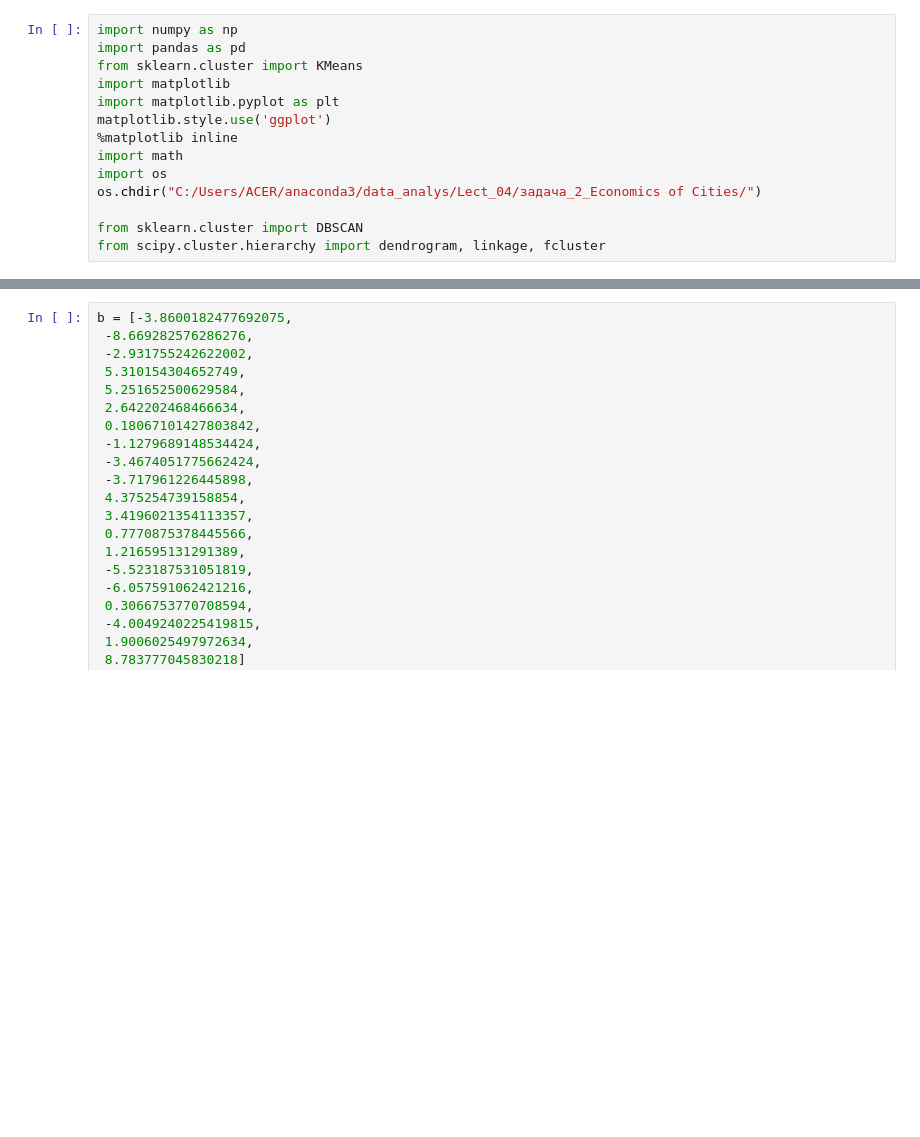
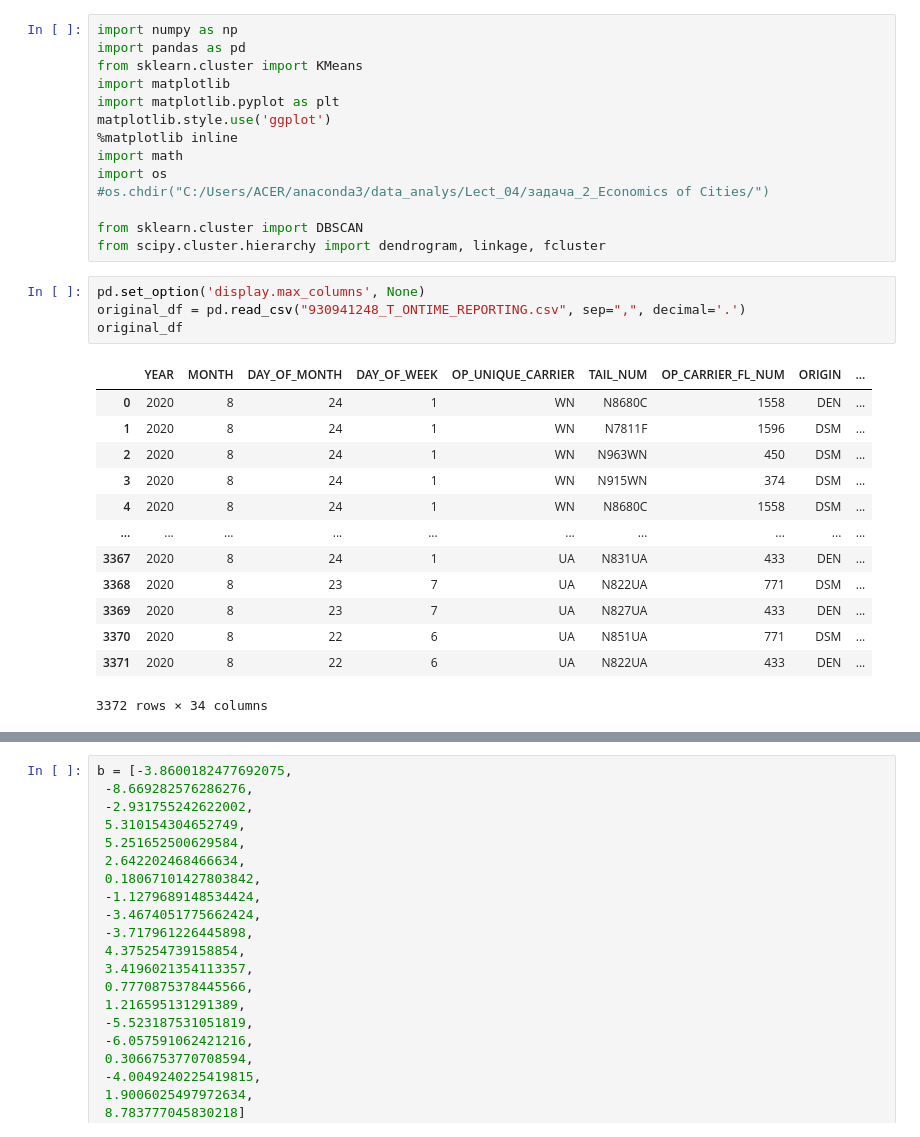
Before and after one commit to Dima12101/IS-Tasks, a Jupyter notebook: task3_dimasek.ipynb, the cells around one changed output, grey strips where cells are left out. Saved outputs shown, nothing was run; the diff lists cells and outputs as text; blank space fills up the shorter version.

```diff
--- a/task3_dimasek.ipynb
+++ b/task3_dimasek.ipynb
@@ -8,8 +8,26 @@ matplotlib.style.use('ggplot')
 %matplotlib inline
 import math
 import os
-os.chdir("C:/Users/ACER/anaconda3/data_analys/Lect_04/задача_2_Economics of Cities/")
+#os.chdir("C:/Users/ACER/anaconda3/data_analys/Lect_04/задача_2_Economics of Cities/")
 
 from sklearn.cluster import DBSCAN
 from scipy.cluster.hierarchy import dendrogram, linkage, fcluster
+# %%
+pd.set_option('display.max_columns', None)
+original_df = pd.read_csv("930941248_T_ONTIME_REPORTING.csv", sep=",", decimal='.')
+original_df
+# %% [output]
+|  | YEAR | MONTH | DAY_OF_MONTH | DAY_OF_WEEK | OP_UNIQUE_CARRIER | TAIL_NUM | OP_CARRIER_FL_NUM | ORIGIN | ... |
+| 0 | 2020 | 8 | 24 | 1 | WN | N8680C | 1558 | DEN | ... |
+| 1 | 2020 | 8 | 24 | 1 | WN | N7811F | 1596 | DSM | ... |
+| 2 | 2020 | 8 | 24 | 1 | WN | N963WN | 450 | DSM | ... |
+| 3 | 2020 | 8 | 24 | 1 | WN | N915WN | 374 | DSM | ... |
+| 4 | 2020 | 8 | 24 | 1 | WN | N8680C | 1558 | DSM | ... |
+| ... | ... | ... | ... | ... | ... | ... | ... | ... | ... |
+| 3367 | 2020 | 8 | 24 | 1 | UA | N831UA | 433 | DEN | ... |
+| 3368 | 2020 | 8 | 23 | 7 | UA | N822UA | 771 | DSM | ... |
+| 3369 | 2020 | 8 | 23 | 7 | UA | N827UA | 433 | DEN | ... |
+| 3370 | 2020 | 8 | 22 | 6 | UA | N851UA | 771 | DSM | ... |
+| 3371 | 2020 | 8 | 22 | 6 | UA | N822UA | 433 | DEN | ... |
+3372 rows × 34 columns
 # %%
```
Also changed, not shown: parts of 11 cells of this notebook, 1 other file.
